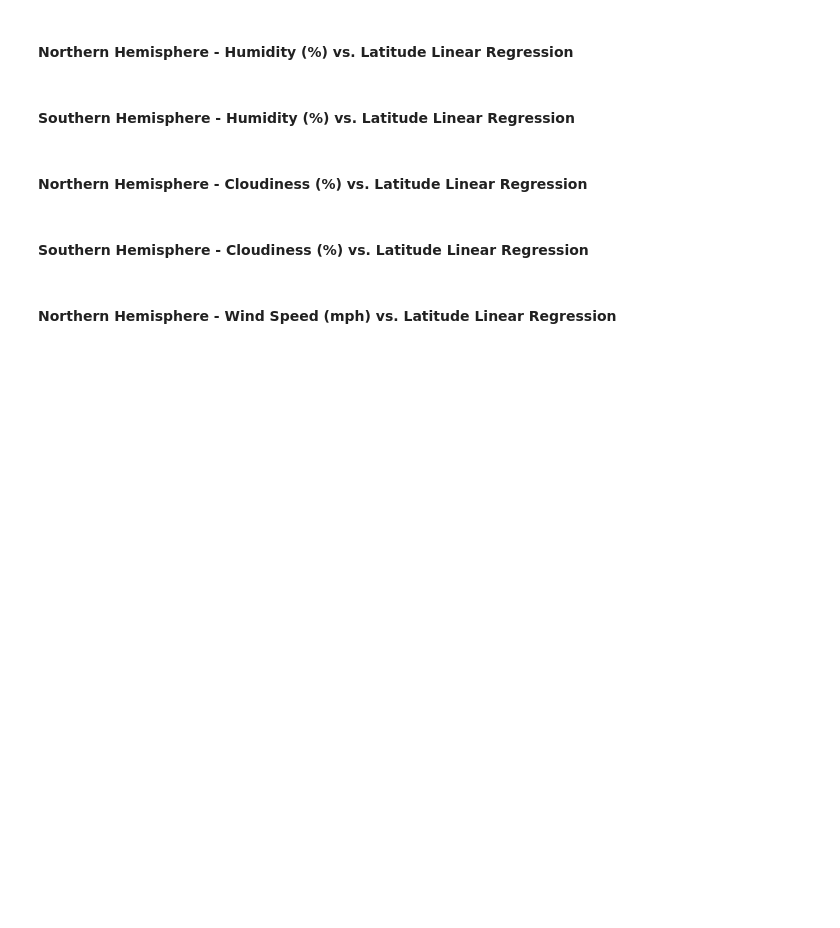
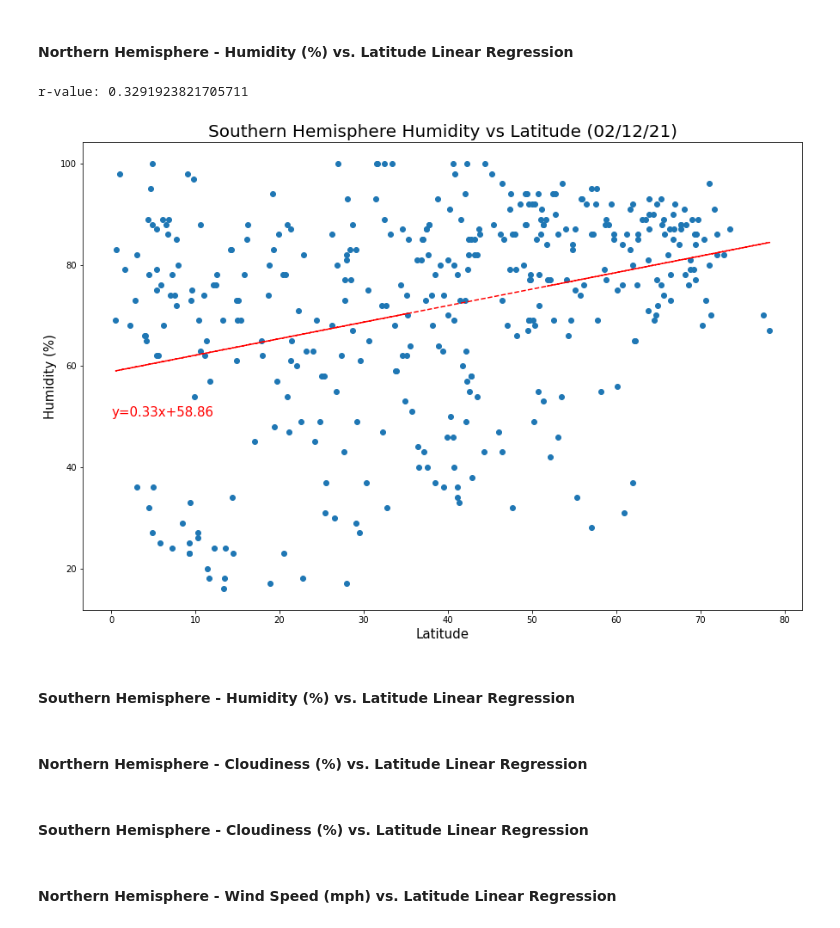
Before and after one commit to cieranmorris/Geographical-Weather-Analysis, a Jupyter notebook: WeatherPy/WeatherPy.ipynb, the cells around one changed output. Cells and saved outputs as stored; diff of their text form; code cells hidden in the pictures; blank space fills up the shorter version.

```diff
--- a/WeatherPy/WeatherPy.ipynb
+++ b/WeatherPy/WeatherPy.ipynb
@@ -288,5 +326,41 @@ r=value: -0.8756472325691599
 # %% [markdown]
 ####  Northern Hemisphere - Humidity (%) vs. Latitude Linear Regression
+# %%
+#Define variables
+north_latitude = n_lats["Latitude"]
+north_humidity = n_lats["Humidity"]
+
+#linear regression/slope intercept
+n_lat_slope, n_lat_int, n_lat_r, n_lat_p, n_lat_std_err = st.linregress(north_latitude, north_humidity)
+
+n_lat_fit = n_lat_slope * north_latitude + n_lat_int
+
+#y=mx+b equation
+n_lat_equation = "y=" + str(round(n_lat_slope, 2)) + "x+" + str(round(n_lat_int, 2))
+
+#plot figure
+plt.figure(figsize = (15,10))
+plt.scatter(north_latitude, north_humidity)
+
+#Plot linear regression
+plt.plot(north_latitude, n_lat_fit, "--", color="red")
+
+#Add y=mx+b to chart
+plt.annotate(n_lat_equation, (0,50), color="red", fontsize = 15)
+
+#Assign labels and save as png file
+plt.title(f"Southern Hemisphere Humidity vs Latitude (%s)" % time.strftime("%x"), fontsize = 20)
+plt.xlabel("Latitude", fontsize = 15)
+plt.ylabel("Humidity (%)", fontsize = 15)
+
+#designate r-value
+print(f"r-value: {n_lat_r}")
+
+plt.savefig("../Images/North_Hem_Humidity_vs_Lat_Plot.png")
+plt.show()
+# %% [output]
+r-value: 0.3291923821705711
+[figure, added]
 # %% [markdown]
 ####  Southern Hemisphere - Humidity (%) vs. Latitude Linear Regression
 # %% [markdown]
```
Also changed, not shown: parts of 1 cell of this notebook, 2 other files.
